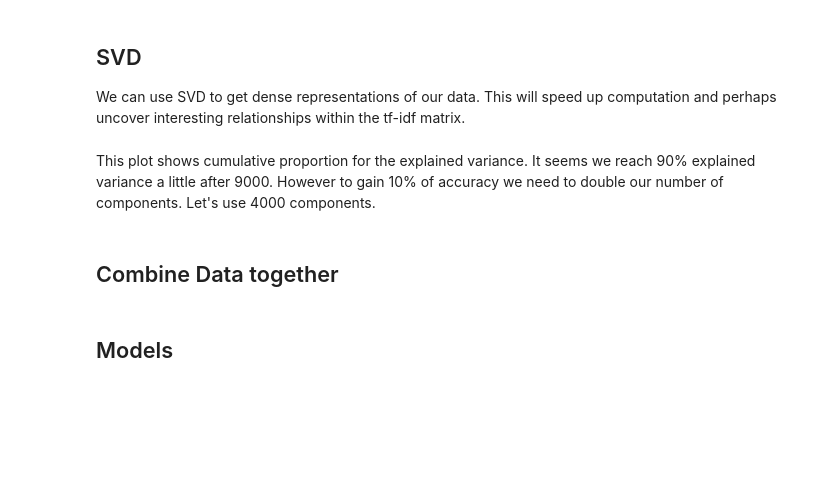
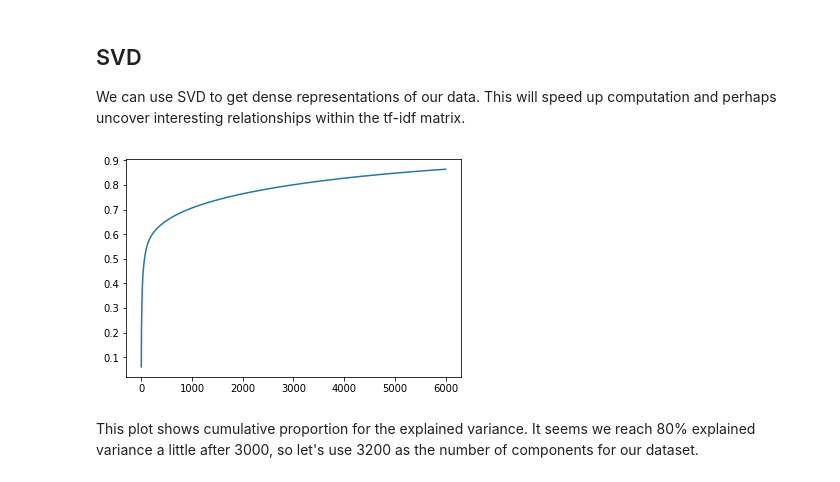
Before and after one commit to itaher1995/WineReviewsDataset, a Jupyter notebook: wine-reviews.ipynb, the cells around one changed output. Saved outputs shown, nothing was run; the diff lists cells and outputs as text; code cells hidden in the pictures; blank space fills up the shorter version.

Commit message:
added plots and models

```diff
--- a/wine-reviews.ipynb
+++ b/wine-reviews.ipynb
@@ -146,0 +142,3 @@ gc.collect()
+# %%
+X_train = pd.get_dummies(X_train)
+X_test = pd.get_dummies(X_test)
@@ -180,12 +193,18 @@ TfidfVectorizer(analyzer='word', binary=False, decode_error='strict',
 # %%
 train_tfidf = tfidf.transform(trainPreprocessed)
 test_tfidf = tfidf.transform(testPreprocessed)
+# %%
+X_train_sparse = csr_matrix(X_train)
+X_test_sparse = csr_matrix(X_test)
+# %%
+X_train_sparse = hstack((X_train_sparse,train_tfidf))
+X_test_sparse = hstack((X_test_sparse,test_tfidf))
 # %% [markdown]
 ## SVD
 
 We can use SVD to get dense representations of our data. This will speed up computation and perhaps uncover interesting relationships within the tf-idf matrix.
 # %%
-def numComponentsSVD(data,n=10000):
+def numComponentsSVD(data,n=6000):
     svd = TruncatedSVD(n_components=n)
     svd.fit(data)
     sns.lineplot(x=list(range(1,n+1)),y=np.cumsum(svd.explained_variance_ratio_))
@@ -194,3 +211,7 @@ def numComponentsSVD(data,n=10000):
+# %%
+numComponentsSVD(X_train_sparse)
+# %% [output]
+[figure, added]
 # %% [markdown]
-This plot shows cumulative proportion for the explained variance. It seems we reach 90% explained variance a little after 9000. However to gain 10% of accuracy we need to double our number of components. Let's use 4000 components.
+This plot shows cumulative proportion for the explained variance. It seems we reach 80% explained variance a little after 3000, so let's use 3200 as the number of components for our dataset.
 # %%
@@ -201,2 +221,0 @@ testSVD = pd.SparseDataFrame(svd.transform(test_tfidf))
-# %% [markdown]
-## Combine Data together
@@ -206,2 +221,0 @@ X_test_SVD= X_test.reset_index(drop=True).merge(testSVD.reset_index(drop=True),h
-# %% [markdown]
-## Models
```
Also changed, not shown: parts of 29 cells of this notebook.
